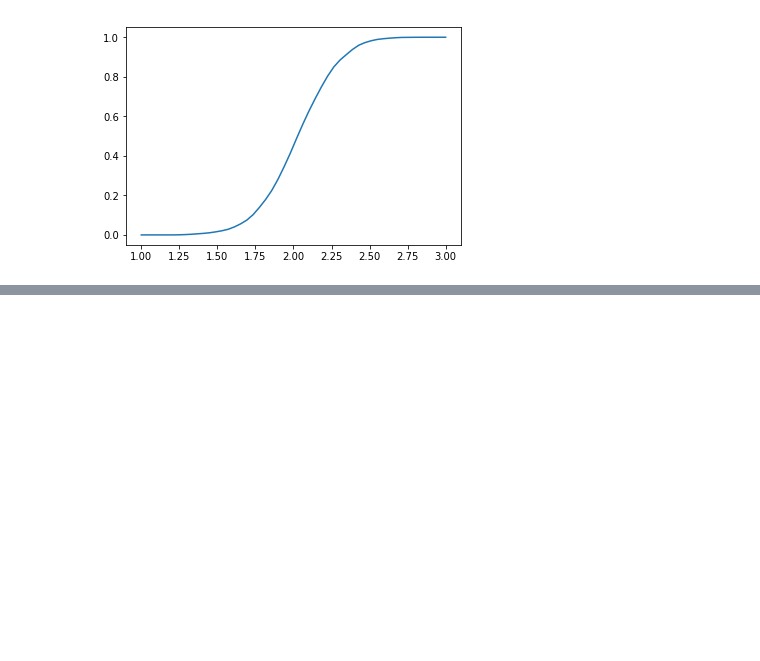
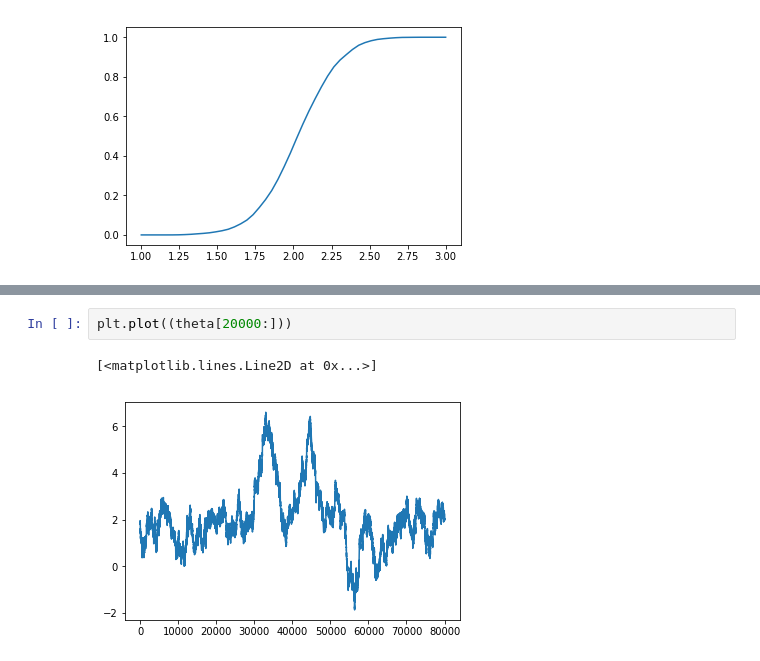
Before and after one commit to simeneide/phd-notes, a Jupyter notebook: stk4021/Exercises 28 sept.ipynb, the cells around one changed output, grey strips where cells are left out. Cells and saved outputs as stored; diff of their text form; blank space fills up the shorter version.

```diff
--- a/stk4021/Exercises 28 sept.ipynb
+++ b/stk4021/Exercises 28 sept.ipynb
@@ -248,0 +294,5 @@ MCMC exercise: attempt to set up an MCMC to simulate from the target density of
+# %%
+plt.plot((theta[20000:]))
+# %% [output]
+[<matplotlib.lines.Line2D at 0x...>]
+[figure, added]
```
Also changed, not shown: parts of 10 cells of this notebook, 2 other files.
